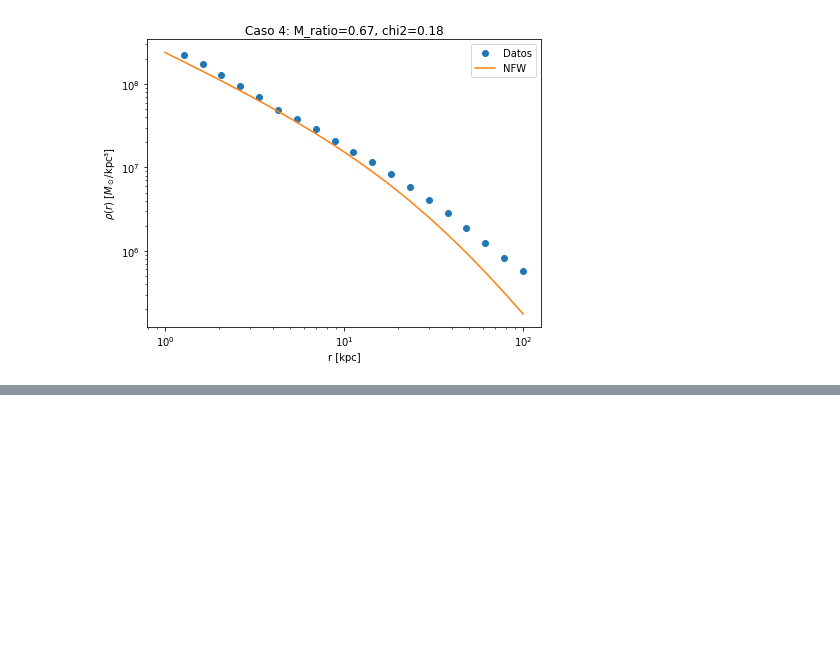
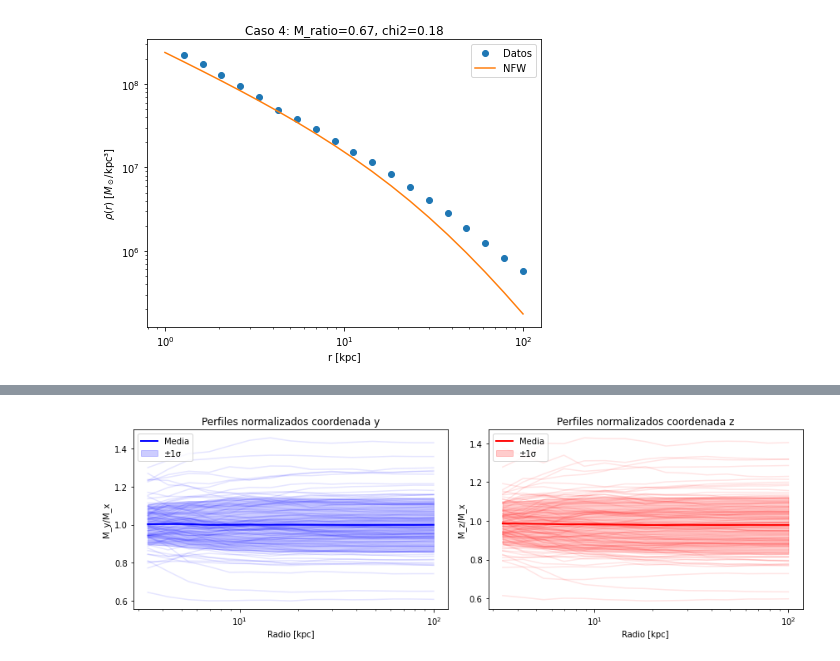
Before and after one commit to Martindelosrios/MaDaMe, a Jupyter notebook: codes/AnalysisProps.ipynb, the cells around one changed output, grey strips where cells are left out. Saved outputs shown, nothing was run; the diff lists cells and outputs as text; code cells hidden in the pictures; blank space fills up the shorter version.

```diff
--- a/codes/AnalysisProps.ipynb
+++ b/codes/AnalysisProps.ipynb
@@ -329,3 +322,57 @@ H = 67.74
 # %%
-rho_c = 3*(H0**2)/(8*np.pi*G*1e-3) # Critical density [M_{sun}/Mpc**3]
-rho_c = rho_c * (1e-3 ** 3) #2.7754 * 1e2 * (H0/100)**2 # Critical density [M_{sun}/Kpc**3]
+# Obtener las últimas 100 galaxias
+last_100_gals = list(data.keys())[-100:]
+# Crear figura con 2 subplots
+fig, (ax1, ax2) = plt.subplots(1, 2, figsize=(12,4))
+
+# Inicializar arrays para almacenar los ratios
+y_ratios = np.zeros((len(last_100_gals), len(R_bins[5:])))
+z_ratios = np.zeros((len(last_100_gals), len(R_bins[5:])))
+
+# Calcular ratios para cada galaxia
+for i, gal in enumerate(last_100_gals):
+    if f'{gal}/M_DM_x' in data and f'{gal}/M_DM_y' in data and f'{gal}/M_DM_z' in data:
+        y_ratios[i] = data[f'{gal}/M_DM_y'][()][5:] / data[f'{gal}/M_DM_x'][()][5:]
+        z_ratios[i] = data[f'{gal}/M_DM_z'][()][5:] / data[f'{gal}/M_DM_x'][()][5:]
+
+# Calcular medias por bin radial
+y_mean = np.nanmean(y_ratios, axis=0)
+z_mean = np.nanmean(z_ratios, axis=0)
+
+# Plotear las medias con líneas más gruesas
+ax1.plot(R_bins[5:], y_mean, 'b-', linewidth=2, label='Media')
+ax2.plot(R_bins[5:], z_mean, 'r-', linewidth=2, label='Media')
+
+# Calcular desviación estándar por bin radial
+y_std = np.nanstd(y_ratios, axis=0)
+z_std = np.nanstd(z_ratios, axis=0)
+
+# Plotear bandas de dispersión (media ± 1 std)
+ax1.fill_between(R_bins[5:], y_mean - y_std, y_mean + y_std, color='b', alpha=0.2, label='±1σ')
+ax2.fill_between(R_bins[5:], z_mean - z_std, z_mean + z_std, color='r', alpha=0.2, label='±1σ')
+
+ax1.legend()
+ax2.legend()
+
+
+# Plot para coordenada y
+for gal in last_100_gals:
+    if f'{gal}/M_DM_x' in data and f'{gal}/M_DM_y' in data:
+        ax1.plot(R_bins[5:], data[f'{gal}/M_DM_y'][()][5:] / data[f'{gal}/M_DM_x'][()][5:], 'b-', alpha=0.1)
+ax1.set_xscale('log')
+ax1.set_xlabel('Radio [kpc]')
+ax1.set_ylabel('M_y/M_x')
+ax1.set_title('Perfiles normalizados coordenada y')
+
+# Plot para coordenada z
+for gal in last_100_gals:
+    if f'{gal}/M_DM_x' in data and f'{gal}/M_DM_z' in data:
+        ax2.plot(R_bins[5:], data[f'{gal}/M_DM_z'][()][5:] / data[f'{gal}/M_DM_x'][()][5:], 'r-', alpha=0.1)
+ax2.set_xscale('log')
+ax2.set_xlabel('Radio [kpc]')
+ax2.set_ylabel('M_z/M_x')
+ax2.set_title('Perfiles normalizados coordenada z')
+
+plt.tight_layout()
+# %% [output]
+[figure, added]
```
Also changed, not shown: parts of 4 cells of this notebook.
